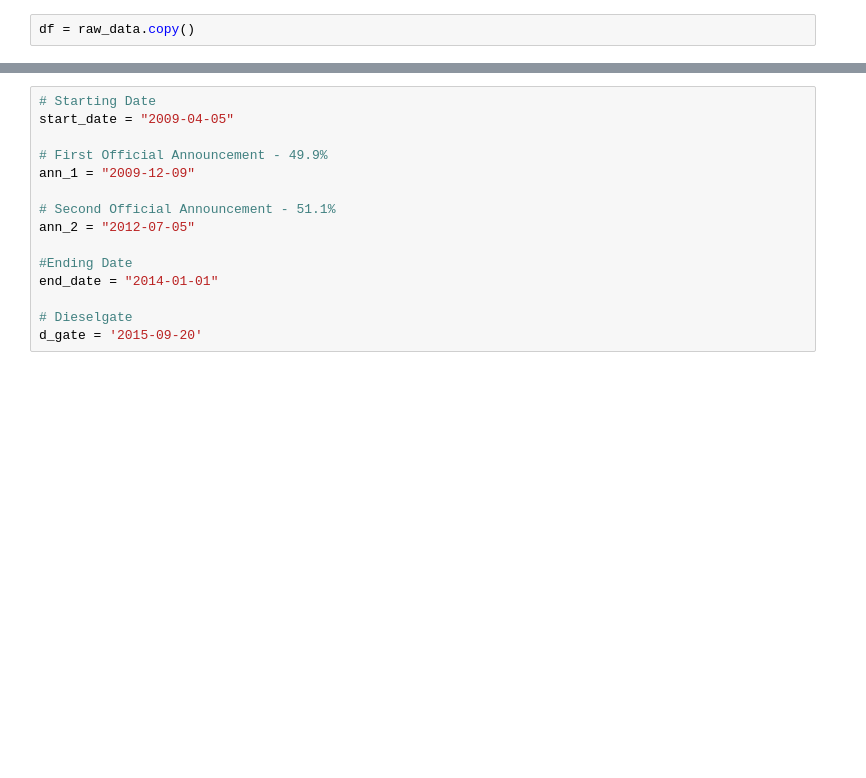
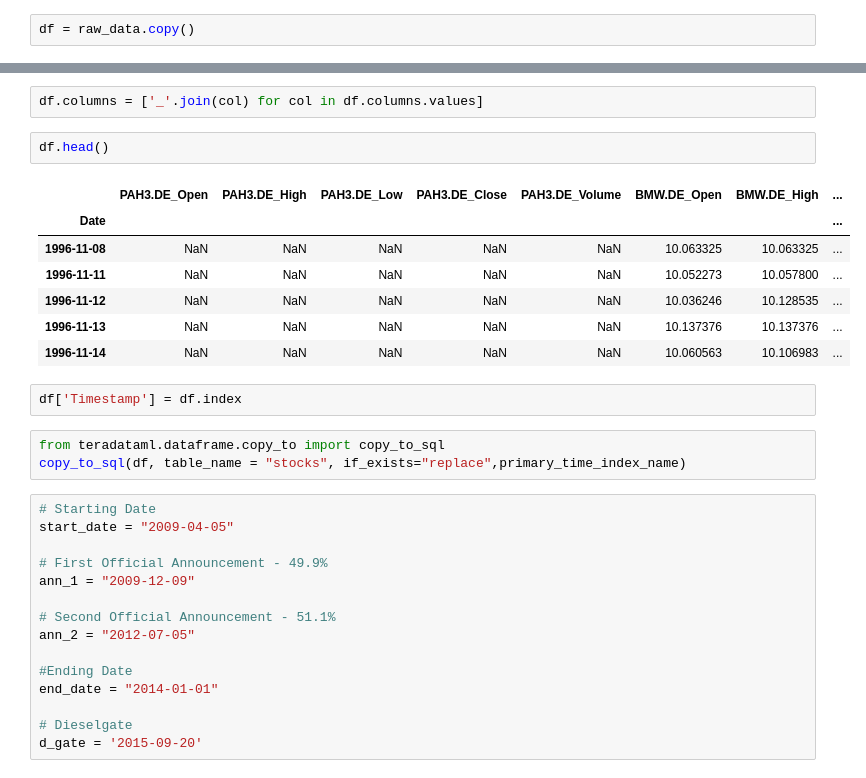
Before and after one commit to albertofont/AoaDemoModels, a Jupyter notebook: model_definitions/b57d2297-681a-4cbb-ba5f-adafa0a2d2c9/notebooks/stocks_vow_bmw_pah.ipynb, the cells around one changed output, grey strips where cells are left out. Saved outputs shown, nothing was run; the diff lists cells and outputs as text; blank space fills up the shorter version.

Commit message:
stocks training tabla

```diff
--- a/model_definitions/b57d2297-681a-4cbb-ba5f-adafa0a2d2c9/notebooks/stocks_vow_bmw_pah.ipynb
+++ b/model_definitions/b57d2297-681a-4cbb-ba5f-adafa0a2d2c9/notebooks/stocks_vow_bmw_pah.ipynb
@@ -28,3 +40,20 @@ df = raw_data.copy()
+# %%
+df.columns = ['_'.join(col) for col in df.columns.values]
+# %%
+df.head()
+# %% [output]
+|  | PAH3.DE_Open | PAH3.DE_High | PAH3.DE_Low | PAH3.DE_Close | PAH3.DE_Volume | BMW.DE_Open | BMW.DE_High | ... |
+| Date |  |  |  |  |  |  |  | ... |
+| 1996-11-08 | NaN | NaN | NaN | NaN | NaN | 10.063325 | 10.063325 | ... |
+| 1996-11-11 | NaN | NaN | NaN | NaN | NaN | 10.052273 | 10.057800 | ... |
+| 1996-11-12 | NaN | NaN | NaN | NaN | NaN | 10.036246 | 10.128535 | ... |
+| 1996-11-13 | NaN | NaN | NaN | NaN | NaN | 10.137376 | 10.137376 | ... |
+| 1996-11-14 | NaN | NaN | NaN | NaN | NaN | 10.060563 | 10.106983 | ... |
+# %%
+df['Timestamp'] = df.index
+# %%
+from teradataml.dataframe.copy_to import copy_to_sql
+copy_to_sql(df, table_name = "stocks", if_exists="replace",primary_time_index_name)
 # %%
 # Starting Date
 start_date = "2009-04-05"
```
Also changed, not shown: parts of 2 cells of this notebook, 2 other files.
